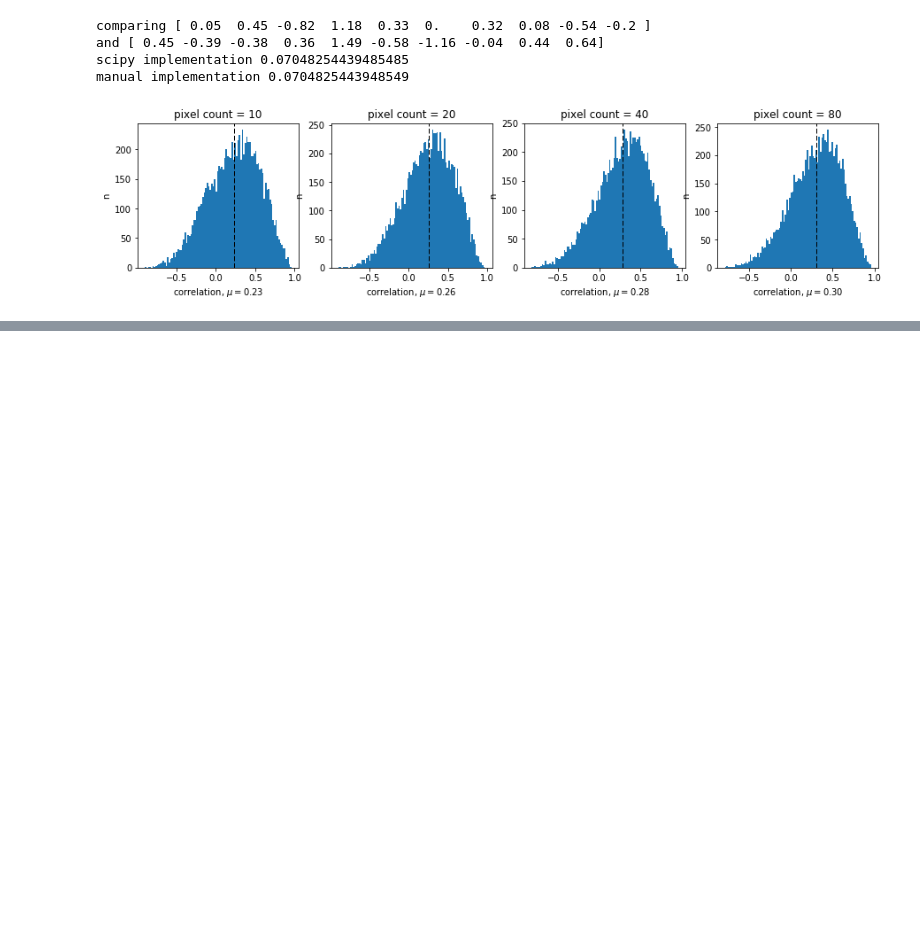
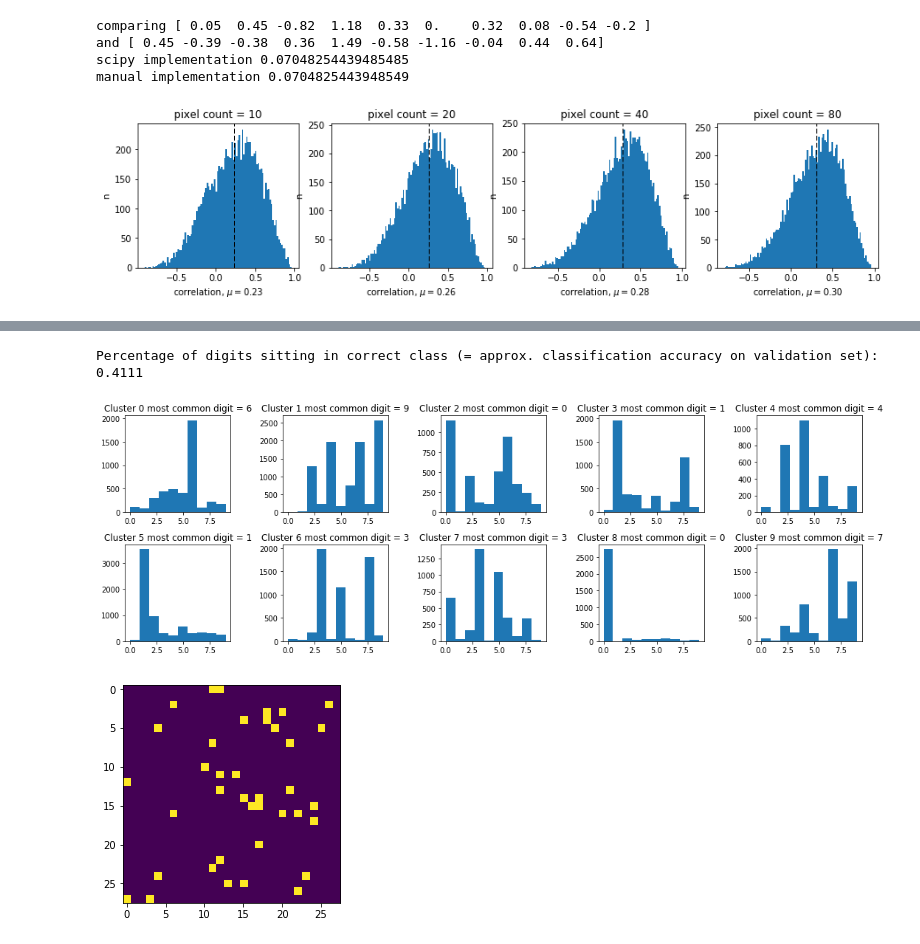
Before and after one commit to n0c1urne/mnist-nest, a Jupyter notebook: 1 - correlations/Correlations in pixel samples from MNIST digits.ipynb, the cells around one changed output, grey strips where cells are left out. Saved outputs shown, nothing was run; the diff lists cells and outputs as text; code cells hidden in the pictures; blank space fills up the shorter version.

Commit message:
added kmeans clustering test

```diff
--- a/1 - correlations/Correlations in pixel samples from MNIST digits.ipynb
+++ b/1 - correlations/Correlations in pixel samples from MNIST digits.ipynb
@@ -181,0 +197,69 @@ for i, pixel_count in enumerate(pixel_counts):
+# %%
+from sklearn.cluster import KMeans
+
+sample_size = 40
+sample = create_sample(sample_size)
+
+# sample all digits, vecs will be 50000 x sample_size
+vecs = np.zeros((50000, sample_size))
+
+for i, digit in enumerate(x_train):
+    vecs[i,:] = digit[sample[:,0],sample[:,1]]
+
+# run clustering using KMeans
+kmeans = KMeans(n_clusters=10).fit(vecs)
+
+# will contain the most common digit per cluster
+max_digits = np.zeros(10)
+
+plt.figure(figsize=(15,5))
+
+# loop over the 10 clusters identified by kmeans
+for i in range(10):
+    # find all positions of the vectors in the ith cluster
+    positions_of_class = np.argwhere(kmeans.labels_ == i)[:,0]
+
+    # lookup which digit these vectors correspond to
+    digits_in_class = y_train[positions_of_class]
+
+    # determine most common digit in class
+    max_digit = np.bincount(digits_in_class).argmax()
+    max_digits[i] = max_digit
+
+    # plot historgram of digits clustered in ith cluster
+    ax = plt.subplot(2,5,i+1)
+    ax.set_title("Cluster "+str(i)+" most common digit = "+str(max_digit))
+    plt.hist(digits_in_class, bins=10)
+
+plt.tight_layout()
+
+# visualize how the sample points are distributed over the pixel space
+sample_2D = np.zeros((28,28))
+sample_2D[sample[:,0],sample[:,1]] = 1
+
+plt.figure()
+plt.imshow(sample_2D)
+
+# create samples for validation set
+# sample all digits, vecs will be 10000 x sample_size
+validation_size = x_val.shape[0]
+vecs_val = np.zeros((validation_size, sample_size))
+
+for i, digit in enumerate(x_val):
+    vecs_val[i,:] = digit[sample[:,0],sample[:,1]]
+
+# in which cluster would these vectors be?
+predicted_classes = kmeans.predict(vecs_val)
+
+# translate cluster to predicted digit by reusing the most common digit array
+predicted_digits = max_digits[predicted_classes]
+
+print("Percentage of digits sitting in correct class (= approx. classification accuracy on validation set):")
+
+# calculate accuracy
+print(np.sum(y_val == predicted_digits)/validation_size)
+# %% [output]
+Percentage of digits sitting in correct class (= approx. classification accuracy on validation set):
+0.4111
+[figure, added]
+[figure, added]
```
Also changed, not shown: parts of 4 cells of this notebook.
